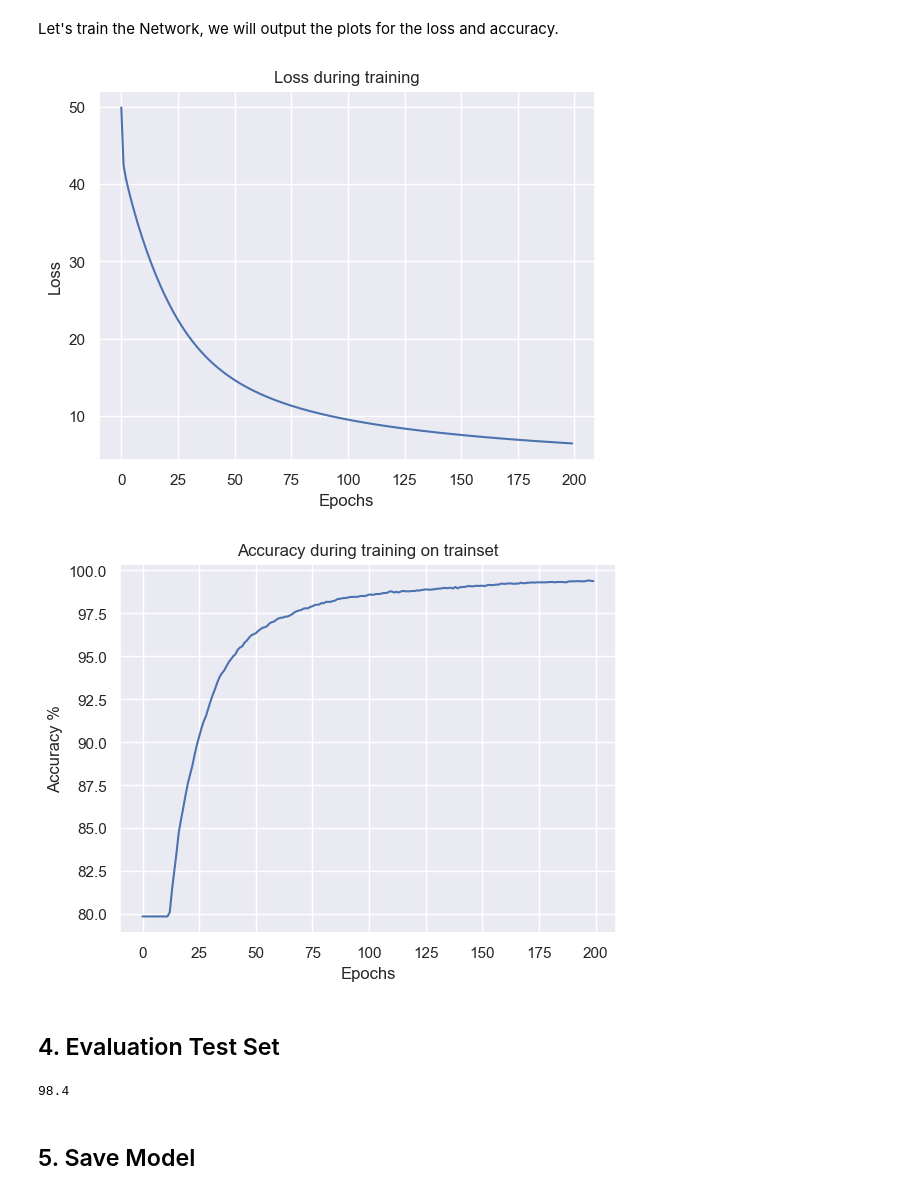
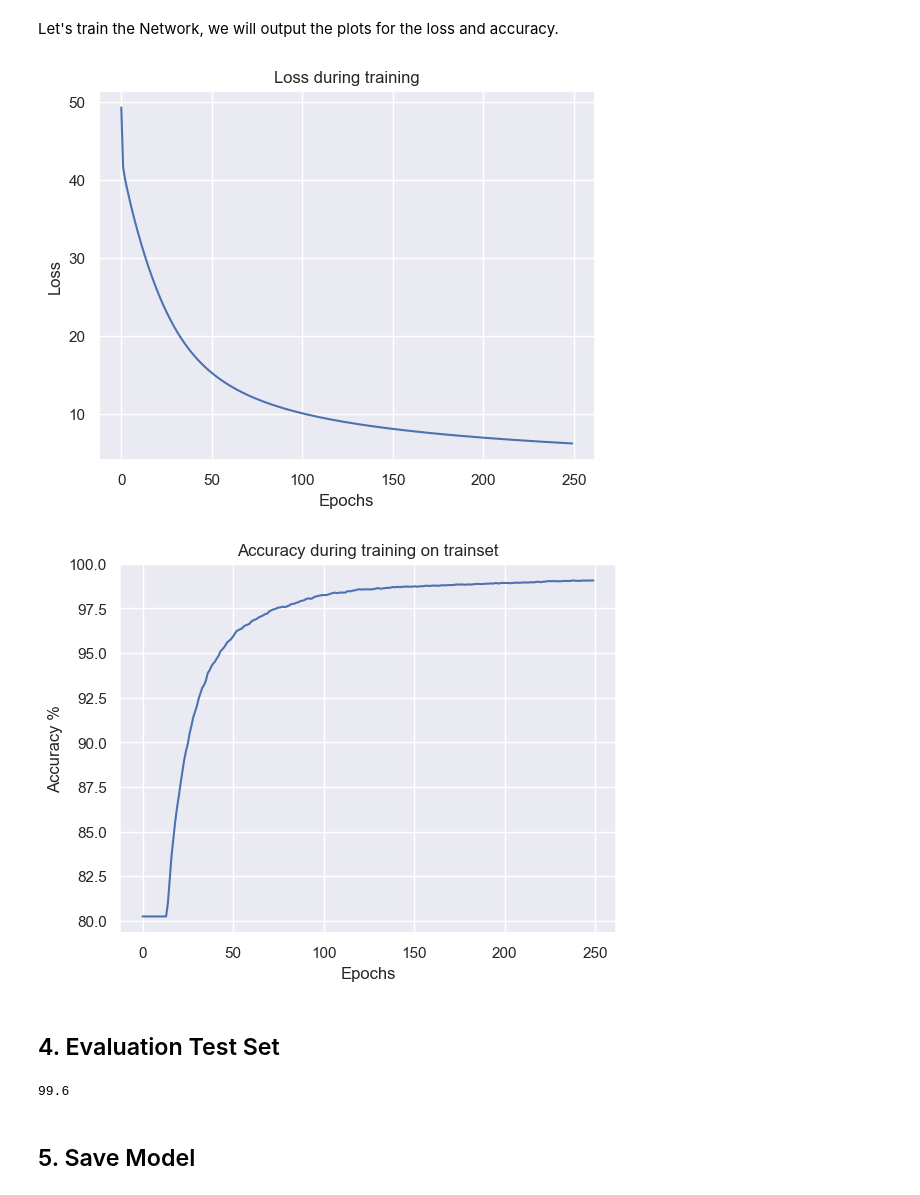
Before and after one commit to bonells96/2d_sphere_nn, a Jupyter notebook: tutorial_notebook.ipynb, the cells around one changed output. Cells and saved outputs as stored; diff of their text form; code cells hidden in the pictures.

```diff
--- a/tutorial_notebook.ipynb
+++ b/tutorial_notebook.ipynb
@@ -44,8 +46,8 @@ def generate_2d_uniform_vectors(n) -> torch.Tensor:
 
 def is_in_2d_sphere(x:torch.Tensor, radius:float, center=torch.Tensor([0,0])) -> torch.Tensor:
     y = torch.sum((x - center)**2, 1)
-    y[y<radius**2] = 0
-    y[y>radius**2] = 1
+    y[y<radius**2] = 1
+    y[y>radius**2] = 0
     return torch.nn.functional.one_hot(y.long(), num_classes=2)
 
 class GenerateUnitSphere2dDataset(Dataset):
@@ -95,7 +107,7 @@ class SphereNeuralNetwork(nn.Module):
         _,pred = torch.max(out, 1)
         return pred
 
-model_shallow = SphereNeuralNetwork()
+model_sphere = SphereNeuralNetwork()
 # %% [markdown]
 ## 3. Train
 
@@ -135,14 +147,14 @@ def train_one_epoch(model, train_loader, optimizer):
 # %% [markdown]
 Let's train the Network, we will output the plots for the loss and accuracy.
 # %%
-EPOCHS = 200
-optimizer = torch.optim.SGD(model_shallow.parameters(), lr=0.01)
+EPOCHS = 250
+optimizer = torch.optim.SGD(model_sphere.parameters(), lr=0.01)
 
 accs = []
 losses = []
 for epoch in range(EPOCHS):
-    losses.append(train_one_epoch(model_shallow, train_loader, optimizer))
-    accs.append((utils.evaluate(model_shallow, train_loader)/len(train_loader)))
+    losses.append(train_one_epoch(model_sphere, train_loader, optimizer))
+    accs.append((utils.evaluate(model_sphere, train_loader)/len(train_loader)))
     #print(model_shallow.predict(train_set.coordinates))
 # %%
 import matplotlib.pyplot as plt
@@ -151,27 +163,27 @@ sns.set()
 import numpy as np
 
 
-plt.plot(np.arange(200), losses)
+plt.plot(np.arange(EPOCHS), losses)
 plt.title('Loss during training')
 plt.ylabel('Loss')
 plt.xlabel('Epochs')
 plt.show()
 # %% [output]
-[figure, old version]
+[figure, new version]
 # %%
-plt.plot(np.arange(200), accs)
+plt.plot(np.arange(EPOCHS), accs)
 plt.title('Accuracy during training on trainset')
 plt.ylabel('Accuracy %')
 plt.xlabel('Epochs')
 plt.show()
 # %% [output]
-[figure, old version]
+[figure, new version]
 # %% [markdown]
 ## 4. Evaluation Test Set
 # %%
-utils.evaluate(model_shallow, test_loader)/len(test_loader)
+utils.evaluate(model_sphere, test_loader)/len(test_loader)
 # %% [output]
-98.4
+99.6
 # %% [markdown]
 ## 5. Save Model
 # %%
```
Also changed, not shown: parts of 4 cells of this notebook.
